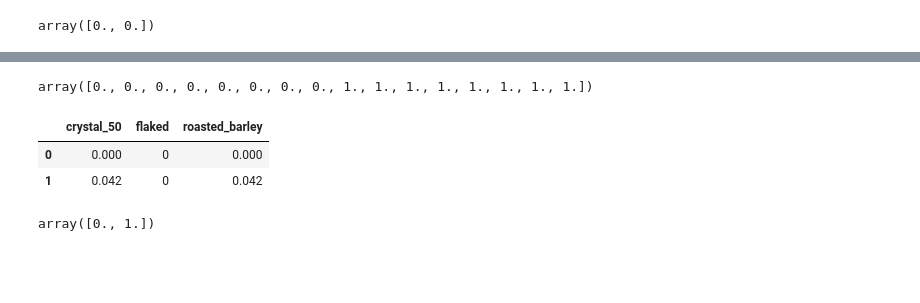
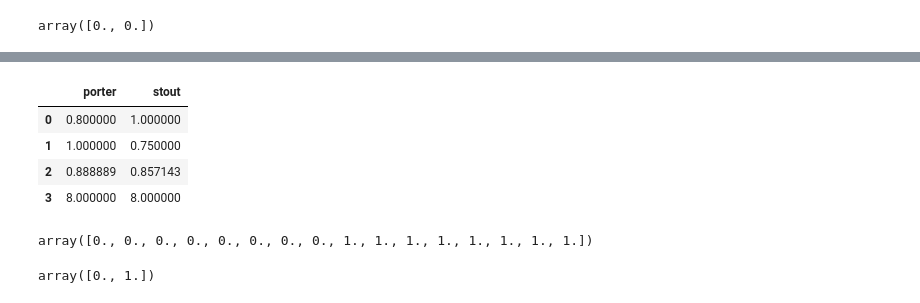
Before and after one commit to ejfeldman7/stout_vs_porter, a Jupyter notebook: Stout vs Porter.ipynb, the cells around one changed output, grey strips where cells are left out. Cells and saved outputs as stored; diff of their text form; code cells hidden in the pictures; blank space fills up the shorter version.

```diff
--- a/Stout vs Porter.ipynb
+++ b/Stout vs Porter.ipynb
@@ -105,0 +116,10 @@ clf.score(X,y)
+# %%
+# Precision, Recall, F1 scores for the above model
+scores = pd.DataFrame(precision_recall_fscore_support(y,clf.predict(X)),columns=['porter','stout'])
+scores
+# %% [output]
+|  | porter | stout |
+| 0 | 0.800000 | 1.000000 |
+| 1 | 1.000000 | 0.750000 |
+| 2 | 0.888889 | 0.857143 |
+| 3 | 8.000000 | 8.000000 |
@@ -110,14 +133,6 @@ regressor = DecisionTreeRegressor(random_state=0).fit(X,y)
 regressor.predict(X)
 # %% [output]
 array([0., 0., 0., 0., 0., 0., 0., 0., 1., 1., 1., 1., 1., 1., 1., 1.])
-# %%
-d = {'crystal_50': [0, .042], 'flaked': [0, 0], 'roasted_barley': [0, .042]}
-X_test = pd.DataFrame(data=d)
-X_test
-# %% [output]
-|  | crystal_50 | flaked | roasted_barley |
-| 0 | 0.000 | 0 | 0.000 |
-| 1 | 0.042 | 0 | 0.042 |
 # %%
 regressor.predict(X_test)
 # %% [output]
```
Also changed, not shown: parts of 19 cells of this notebook.
